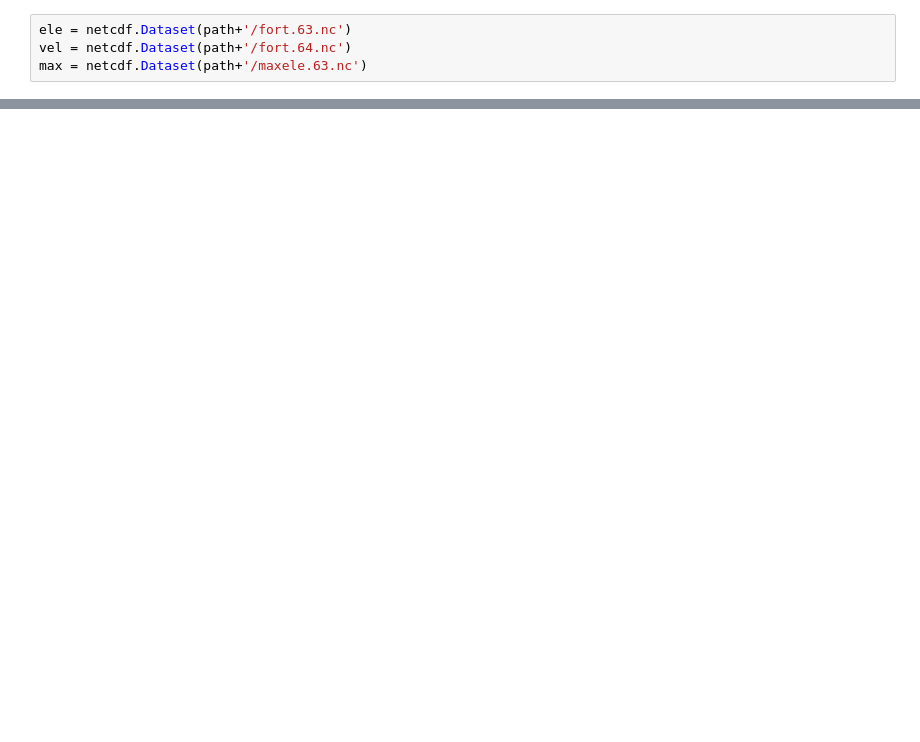
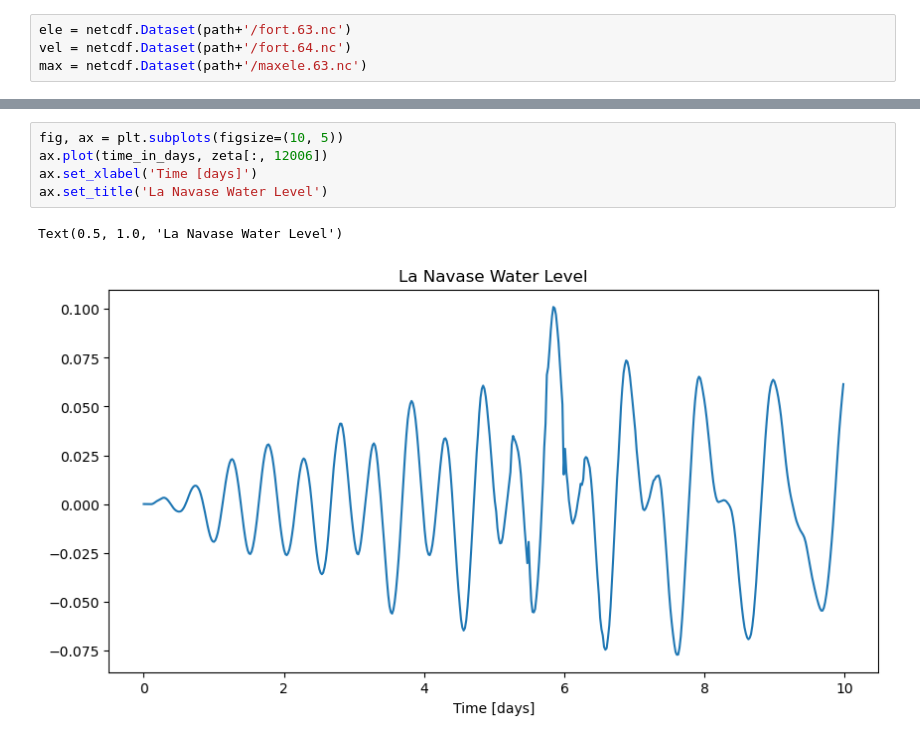
Before and after one commit to aesgeorges/LaGonaveFM, a Jupyter notebook: analysis/quickplot.ipynb, the cells around one changed output, grey strips where cells are left out. Cells and saved outputs as stored; diff of their text form; blank space fills up the shorter version.

```diff
--- a/analysis/quickplot.ipynb
+++ b/analysis/quickplot.ipynb
@@ -34,0 +50,8 @@ plot_nc(max, 'zeta_max', levels=np.arange(0, 2, 0.025), background_map=True, cba
+# %%
+fig, ax = plt.subplots(figsize=(10, 5))
+ax.plot(time_in_days, zeta[:, 12006])
+ax.set_xlabel('Time [days]')
+ax.set_title('La Navase Water Level')
+# %% [output]
+Text(0.5, 1.0, 'La Navase Water Level')
+[figure, added]
```
Also changed, not shown: parts of 9 cells of this notebook, 1 other file.
